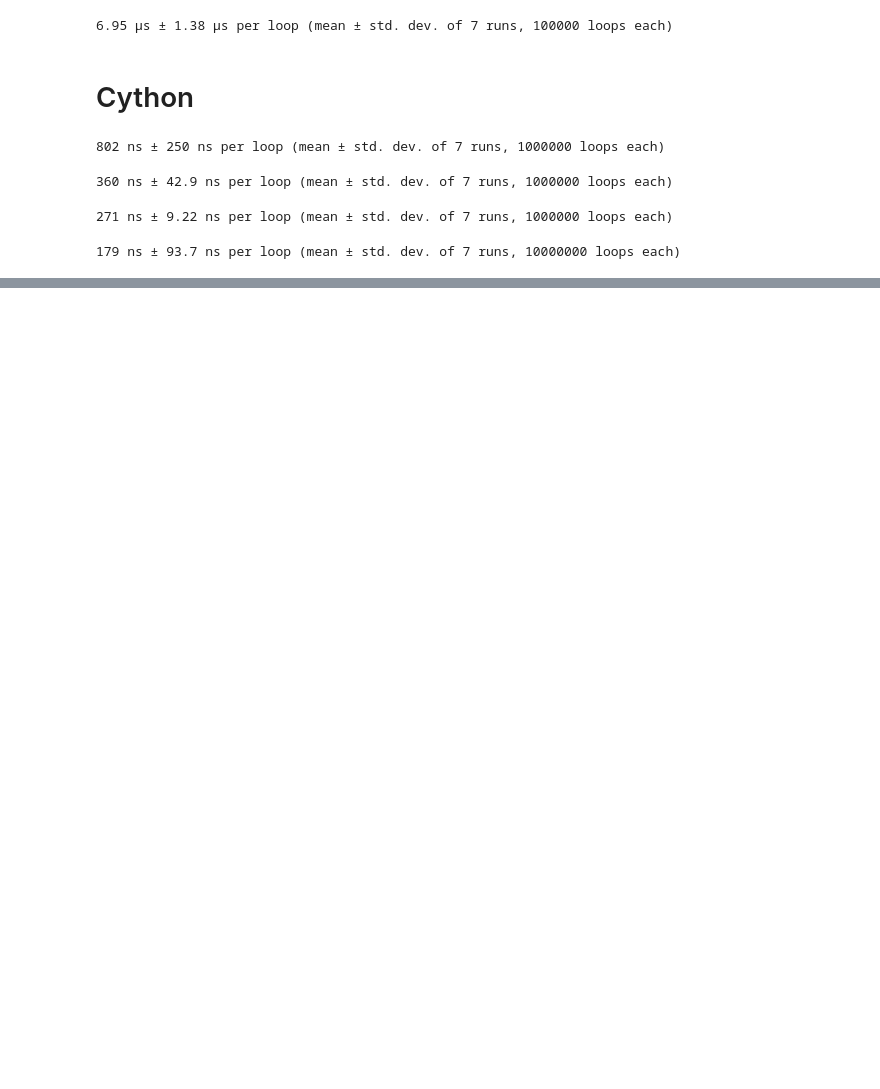
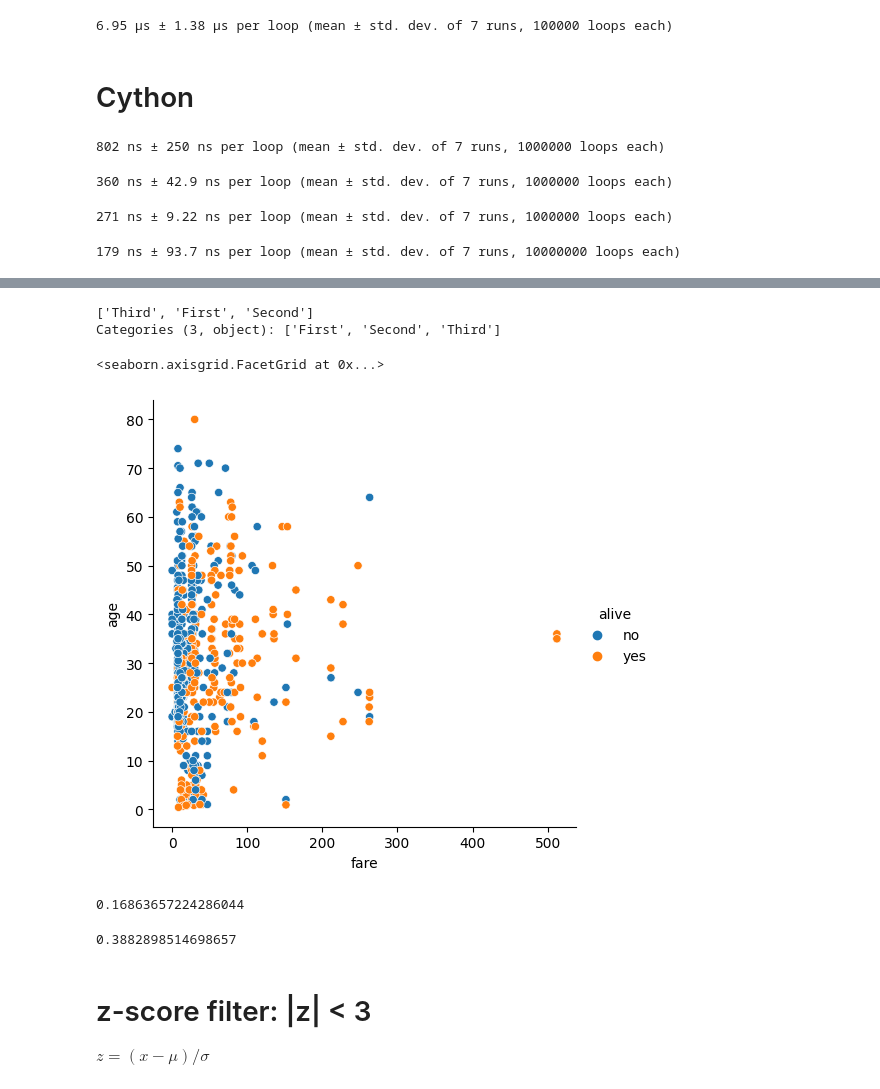
Before and after one commit to cybergigz/data-science, a Jupyter notebook: nondegree_pim_2.ipynb, the cells around one changed output, grey strips where cells are left out. Saved outputs shown, nothing was run; the diff lists cells and outputs as text; code cells hidden in the pictures; blank space fills up the shorter version.

```diff
--- a/nondegree_pim_2.ipynb
+++ b/nondegree_pim_2.ipynb
@@ -2236,0 +2322,2 @@ pc_count_even([1, 2, 3, 4, 5, 6])
+# %%
+df = sns.load_dataset('titanic')
@@ -2236,0 +2445,10 @@ pc_count_even([1, 2, 3, 4, 5, 6])
+# %%
+df['class'].unique()
+# %% [output]
+['Third', 'First', 'Second']
+Categories (3, object): ['First', 'Second', 'Third']
+# %%
+sns.relplot(hue='alive', x='fare', y='age', data=df)
+# %% [output]
+<seaborn.axisgrid.FacetGrid at 0x...>
+[figure, added]
@@ -2236,0 +2457,12 @@ pc_count_even([1, 2, 3, 4, 5, 6])
+# %%
+stats.kurtosis(df.age.dropna())
+# %% [output]
+0.16863657224286044
+# %%
+stats.skew(df.age.dropna())
+# %% [output]
+0.3882898514698657
+# %% [markdown]
+# z-score filter: |z| < 3
+
+$z = (x-\mu) / \sigma$
```
Also changed, not shown: parts of 44 cells of this notebook.
